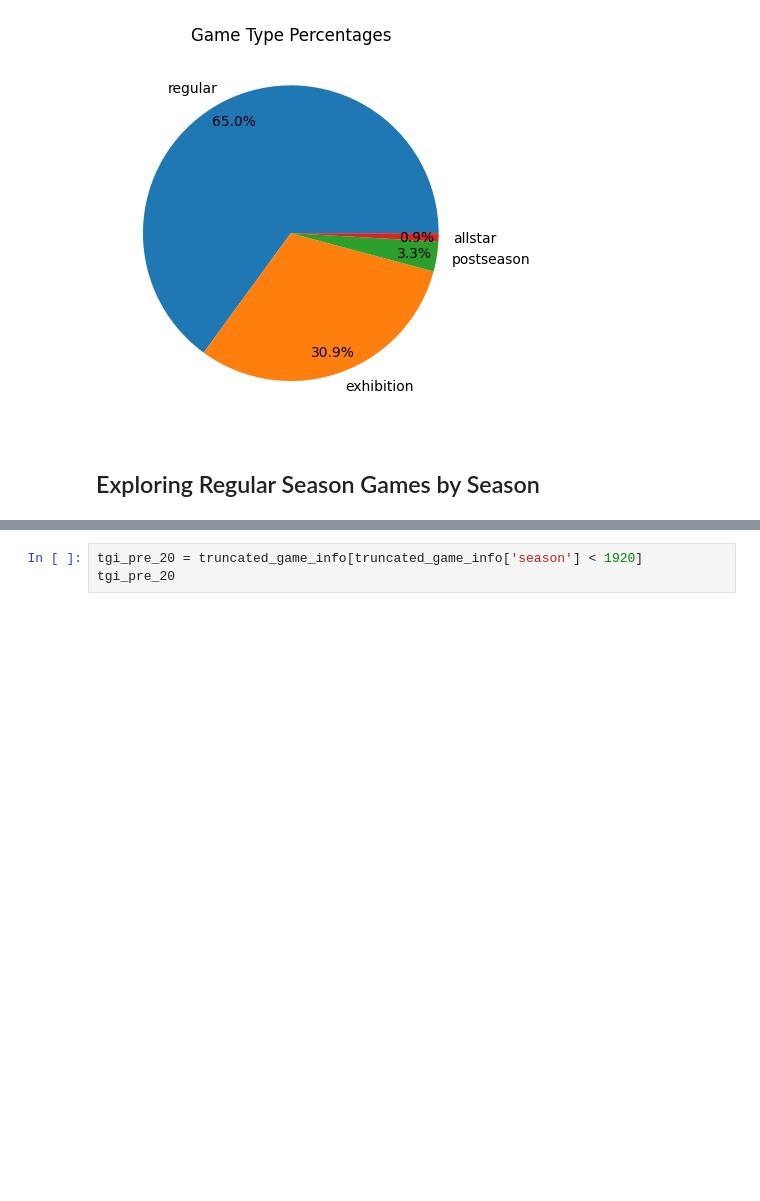
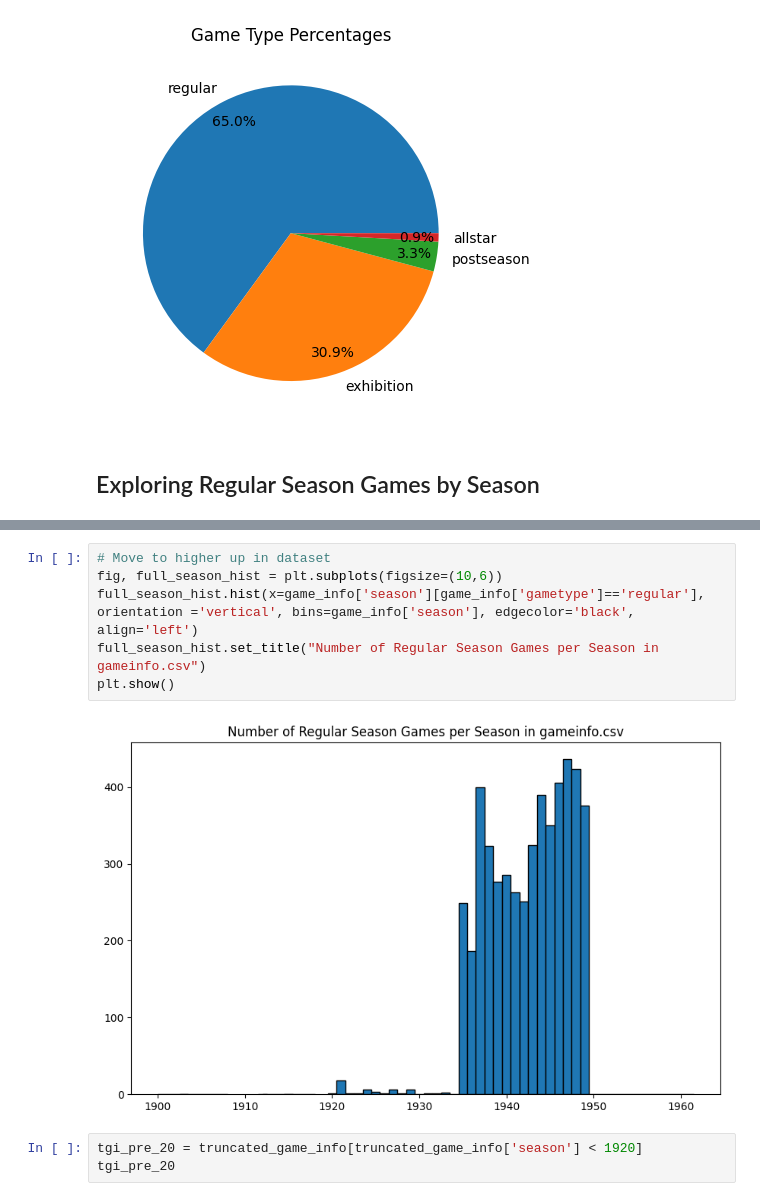
Before and after one commit to lcbogie/NgLgNov2025, a Jupyter notebook: exploration_1.ipynb, the cells around one changed output, grey strips where cells are left out. Cells and saved outputs as stored; diff of their text form; blank space fills up the shorter version.

```diff
--- a/exploration_1.ipynb
+++ b/exploration_1.ipynb
@@ -163,3 +211,12 @@ plt.show()
+# %%
+# Move to higher up in dataset
+fig, full_season_hist = plt.subplots(figsize=(10,6))
+full_season_hist.hist(x=game_info['season'][game_info['gametype']=='regular'],
+orientation ='vertical', bins=game_info['season'], edgecolor='black', align='left')
+full_season_hist.set_title("Number of Regular Season Games per Season in gameinfo.csv")
+plt.show()
+# %% [output]
+[figure, added]
 # %%
 tgi_pre_20 = truncated_game_info[truncated_game_info['season'] < 1920]
 tgi_pre_20
```
Also changed, not shown: parts of 5 cells of this notebook, 2 other files.
